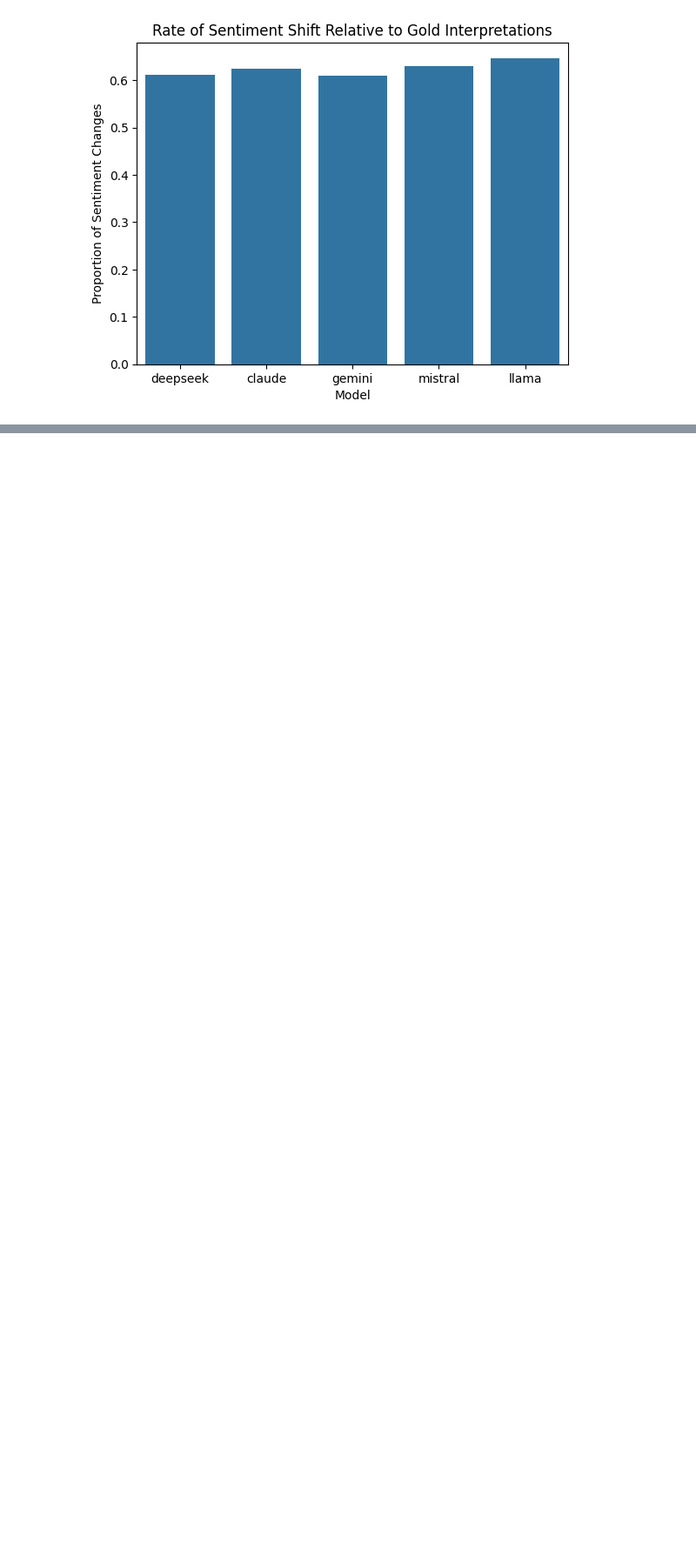
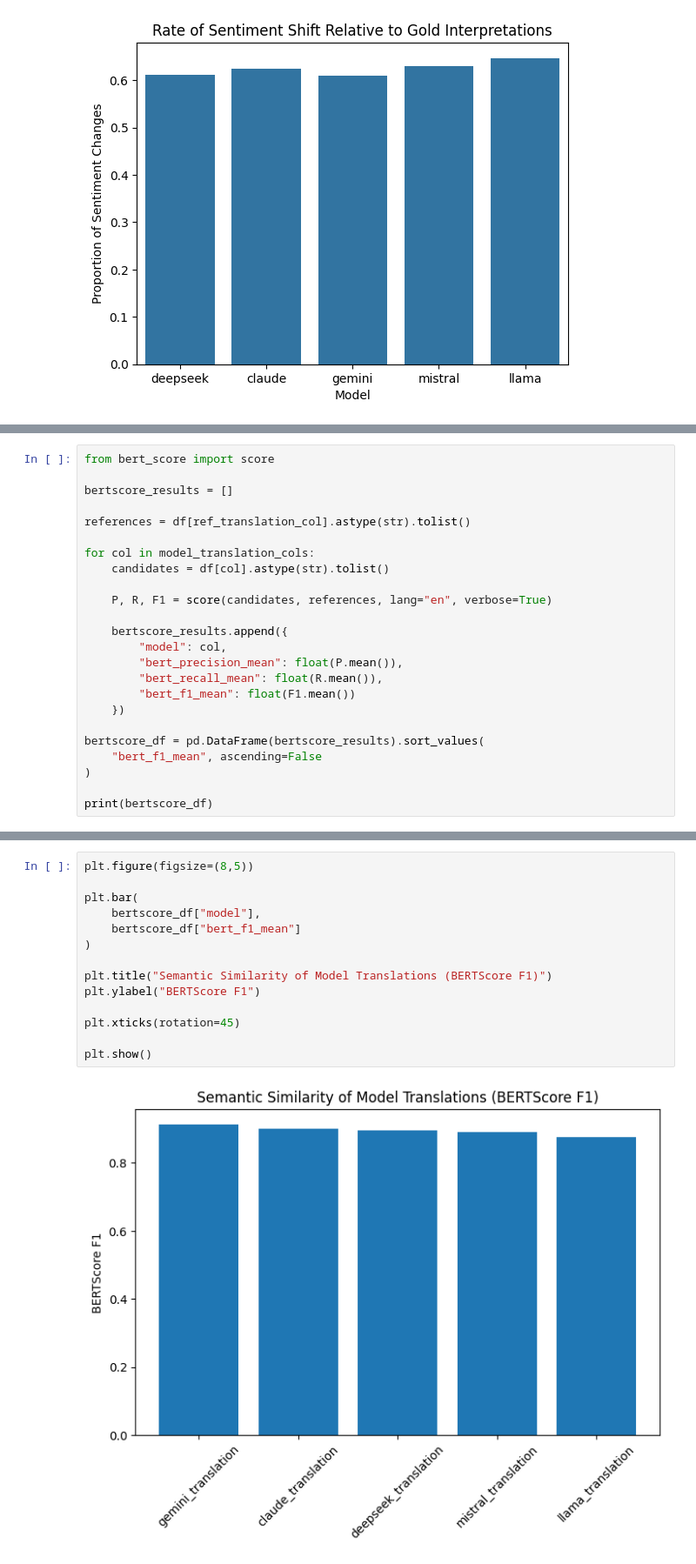
Before and after one commit to tmo2000/Final-Year-Project, a Jupyter notebook: notebooks/3.4.literal_fidelity.ipynb, the cells around one changed output, grey strips where cells are left out. Shown at 87% size. Saved outputs shown, nothing was run; the diff lists cells and outputs as text; blank space fills up the shorter version.

```diff
--- a/notebooks/3.4.literal_fidelity.ipynb
+++ b/notebooks/3.4.literal_fidelity.ipynb
@@ -391,0 +484,24 @@ plt.show()
+# %%
+from bert_score import score
+
+bertscore_results = []
+
+references = df[ref_translation_col].astype(str).tolist()
+
+for col in model_translation_cols:
+    candidates = df[col].astype(str).tolist()
+
+    P, R, F1 = score(candidates, references, lang="en", verbose=True)
+
+    bertscore_results.append({
+        "model": col,
+        "bert_precision_mean": float(P.mean()),
+        "bert_recall_mean": float(R.mean()),
+        "bert_f1_mean": float(F1.mean())
+    })
+
+bertscore_df = pd.DataFrame(bertscore_results).sort_values(
+    "bert_f1_mean", ascending=False
+)
+
+print(bertscore_df)
@@ -391,0 +528,16 @@ plt.show()
+# %%
+plt.figure(figsize=(8,5))
+
+plt.bar(
+    bertscore_df["model"],
+    bertscore_df["bert_f1_mean"]
+)
+
+plt.title("Semantic Similarity of Model Translations (BERTScore F1)")
+plt.ylabel("BERTScore F1")
+
+plt.xticks(rotation=45)
+
+plt.show()
+# %% [output]
+[figure, added]
```
Also changed, not shown: parts of 6 cells of this notebook.
